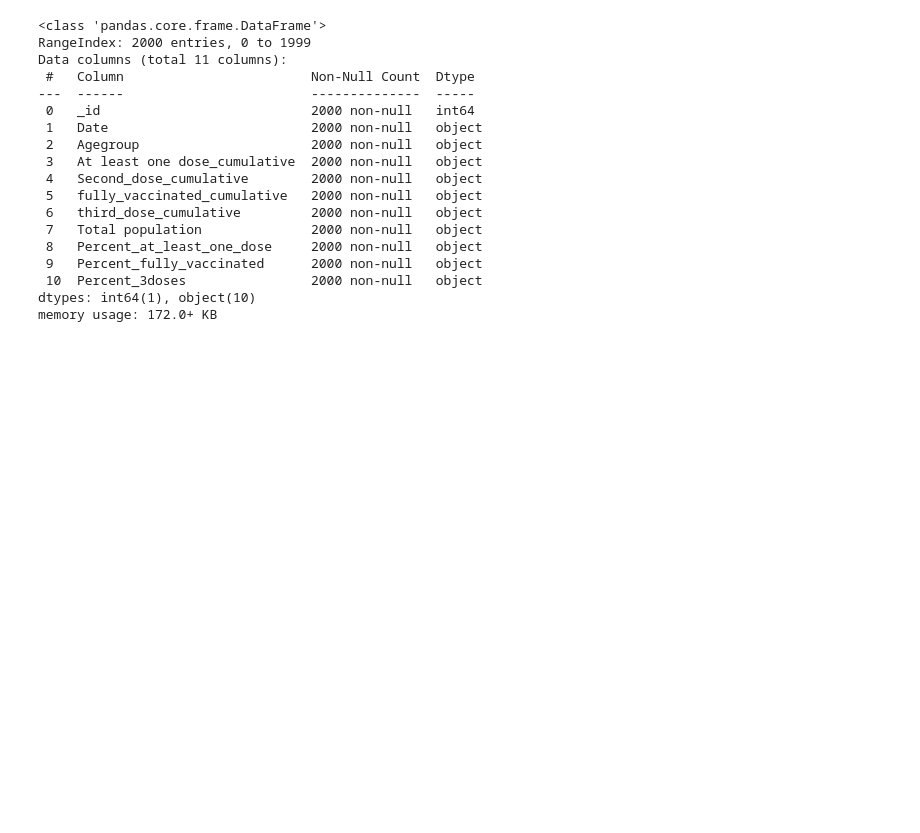
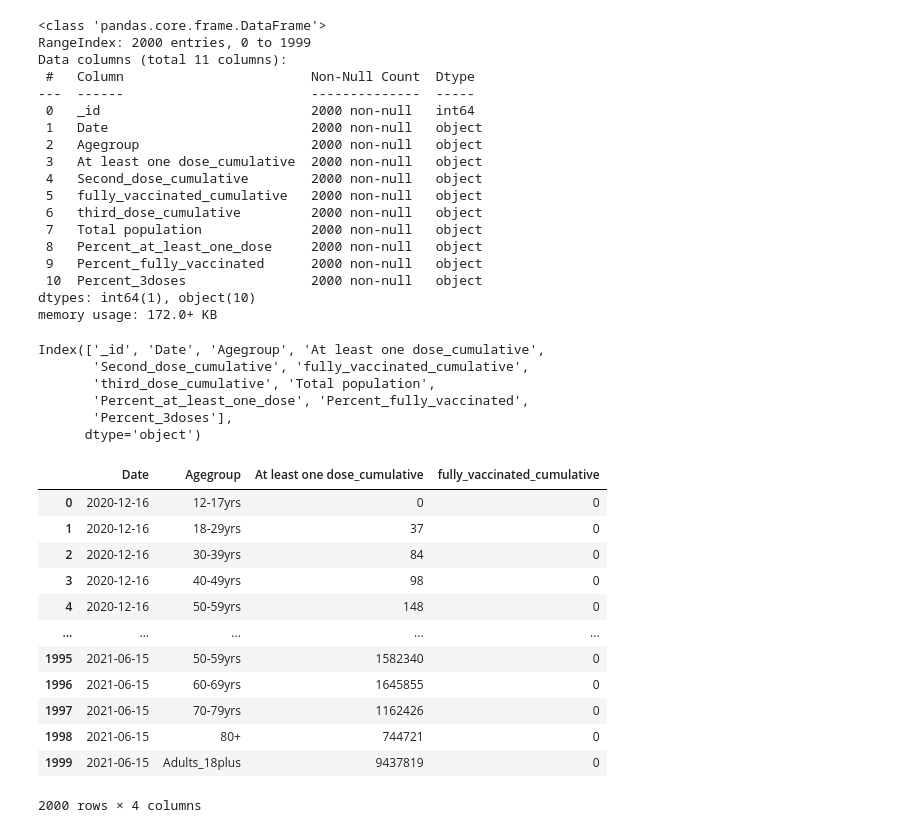
Before and after one commit to Pelumioluwa/Data-Science-Projects, a Jupyter notebook: Code /Exercise02.ipynb, the cells around one changed output. Saved outputs shown, nothing was run; the diff lists cells and outputs as text; code cells hidden in the pictures; blank space fills up the shorter version.

```diff
--- a/Code /Exercise02.ipynb
+++ b/Code /Exercise02.ipynb
@@ -115,6 +115,36 @@ covid_vac['Percent_3doses'] = covid_vac['Percent_3doses'].astype(float)
 # %%
 #convert to datetime
 covid_vac['Date'] = pd.to_datetime(covid_vac['Date'])
+# %%
+covid_vac.columns
+# %% [output]
+Index(['_id', 'Date', 'Agegroup', 'At least one dose_cumulative',
+       'Second_dose_cumulative', 'fully_vaccinated_cumulative',
+       'third_dose_cumulative', 'Total population',
+       'Percent_at_least_one_dose', 'Percent_fully_vaccinated',
+       'Percent_3doses'],
+      dtype='object')
+# %%
+covid_vac = covid_vac.drop(columns=['_id', 'Second_dose_cumulative',
+       'third_dose_cumulative', 'Total population',
+       'Percent_at_least_one_dose', 'Percent_fully_vaccinated',
+       'Percent_3doses'], axis=1)
+# %%
+covid_vac
+# %% [output]
+|  | Date | Agegroup | At least one dose_cumulative | fully_vaccinated_cumulative |
+| 0 | 2020-12-16 | 12-17yrs | 0 | 0 |
+| 1 | 2020-12-16 | 18-29yrs | 37 | 0 |
+| 2 | 2020-12-16 | 30-39yrs | 84 | 0 |
+| 3 | 2020-12-16 | 40-49yrs | 98 | 0 |
+| 4 | 2020-12-16 | 50-59yrs | 148 | 0 |
+| ... | ... | ... | ... | ... |
+| 1995 | 2021-06-15 | 50-59yrs | 1582340 | 0 |
+| 1996 | 2021-06-15 | 60-69yrs | 1645855 | 0 |
+| 1997 | 2021-06-15 | 70-79yrs | 1162426 | 0 |
+| 1998 | 2021-06-15 | 80+ | 744721 | 0 |
+| 1999 | 2021-06-15 | Adults_18plus | 9437819 | 0 |
+2000 rows × 4 columns
 # %%
 #push to database
 #create database secret details
```
